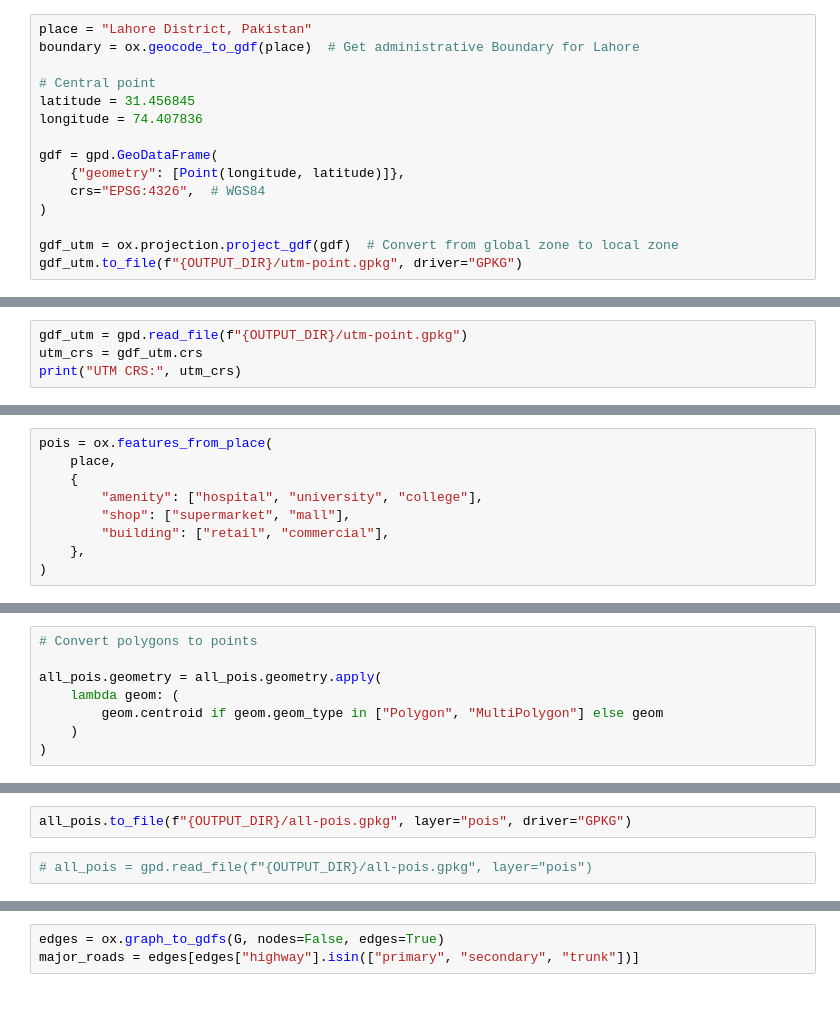
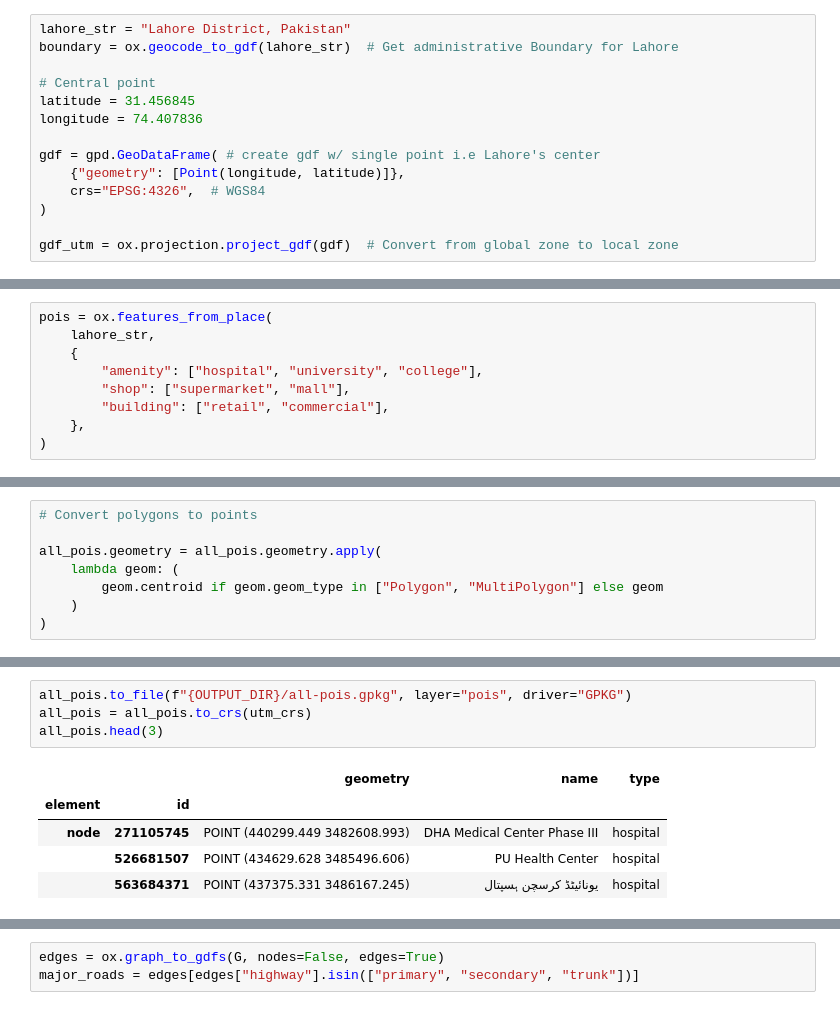
Before and after one commit to masroof-maindak/naqsha-e-safar, a Jupyter notebook: scripts/02-osmnx-preprocessing.ipynb, the cells around one changed output, grey strips where cells are left out. Drawn from its saved outputs; the diff is of its cells as text.

```diff
--- a/scripts/02-osmnx-preprocessing.ipynb
+++ b/scripts/02-osmnx-preprocessing.ipynb
@@ -16,20 +16,19 @@ os.makedirs(OUTPUT_DIR, exist_ok=True)
 # %% [markdown]
 #### Coordinate system transformation + Spatial data preparation
 # %%
-place = "Lahore District, Pakistan"
-boundary = ox.geocode_to_gdf(place)  # Get administrative Boundary for Lahore
+lahore_str = "Lahore District, Pakistan"
+boundary = ox.geocode_to_gdf(lahore_str)  # Get administrative Boundary for Lahore
 
 # Central point
 latitude = 31.456845
 longitude = 74.407836
 
-gdf = gpd.GeoDataFrame(
+gdf = gpd.GeoDataFrame( # create gdf w/ single point i.e Lahore's center
     {"geometry": [Point(longitude, latitude)]},
     crs="EPSG:4326",  # WGS84
 )
 
 gdf_utm = ox.projection.project_gdf(gdf)  # Convert from global zone to local zone
-gdf_utm.to_file(f"{OUTPUT_DIR}/utm-point.gpkg", driver="GPKG")
 # %% [markdown]
 #### Lahore Plot (Polygon)
 # %%
@@ -52,7 +51,3 @@ plt.tight_layout()
 plt.show()
 # %% [output]
 [figure]
-# %%
-gdf_utm = gpd.read_file(f"{OUTPUT_DIR}/utm-point.gpkg")
-utm_crs = gdf_utm.crs
-print("UTM CRS:", utm_crs)
@@ -61,6 +62,6 @@ UTM CRS: EPSG:32643
 # %%
 pois = ox.features_from_place(
-    place,
+    lahore_str,
     {
         "amenity": ["hospital", "university", "college"],
         "shop": ["supermarket", "mall"],
@@ -136,4 +103,10 @@ all_pois
 # %%
 all_pois.to_file(f"{OUTPUT_DIR}/all-pois.gpkg", layer="pois", driver="GPKG")
+all_pois = all_pois.to_crs(utm_crs)
+all_pois.head(3)
+# %% [output]
+|  |  | geometry | name | type |
+| element | id |  |  |  |
+| node | 271105745 | POINT (440299.449 3482608.993) | DHA Medical Center Phase III | hospital |
+|  | 526681507 | POINT (434629.628 3485496.606) | PU Health Center | hospital |
+|  | 563684371 | POINT (437375.331 3486167.245) | یونائیٹڈ کرسچن ہسپتال | hospital |
-# %%
-# all_pois = gpd.read_file(f"{OUTPUT_DIR}/all-pois.gpkg", layer="pois")
```
Also changed, not shown: parts of 13 cells of this notebook.
